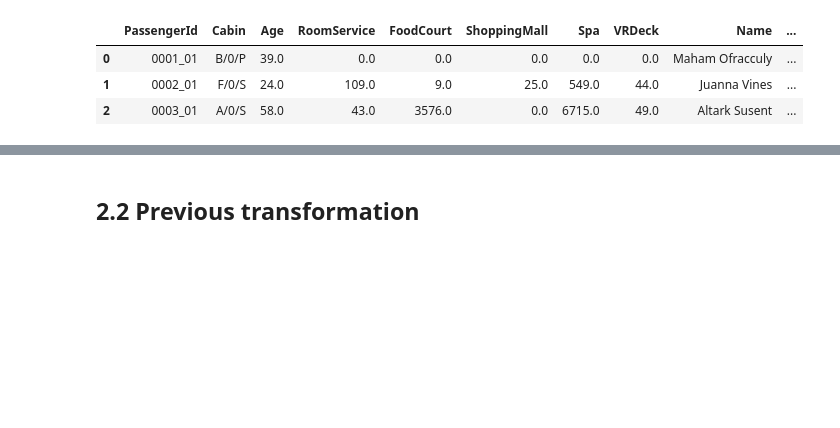
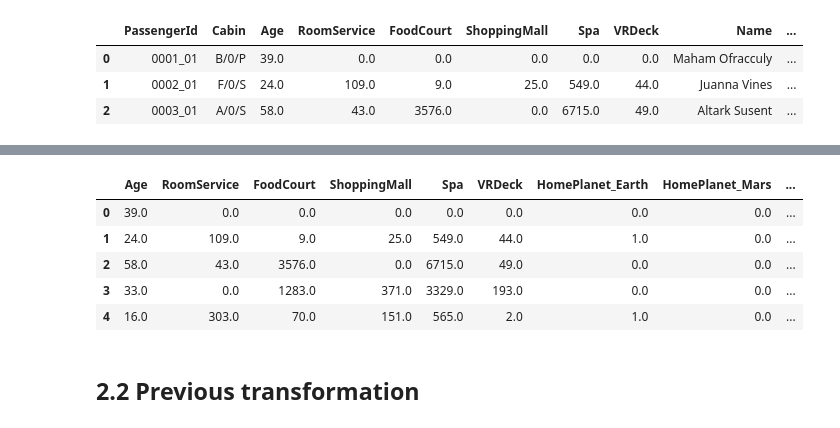
Before and after one commit to JMViJi/Spaceship-Titanic-Kaggle-Competition, a Jupyter notebook: spaceship-titanic.ipynb, the cells around one changed output, grey strips where cells are left out. Saved outputs shown, nothing was run; the diff lists cells and outputs as text; code cells hidden in the pictures; blank space fills up the shorter version.

```diff
--- a/spaceship-titanic.ipynb
+++ b/spaceship-titanic.ipynb
@@ -168,4 +199,13 @@ Spa             0
 dtype: int64
+# %%
+X_train_REG.head()
+# %% [output]
+|  | Age | RoomService | FoodCourt | ShoppingMall | Spa | VRDeck | HomePlanet_Earth | HomePlanet_Mars | ... |
+| 0 | 39.0 | 0.0 | 0.0 | 0.0 | 0.0 | 0.0 | 0.0 | 0.0 | ... |
+| 1 | 24.0 | 109.0 | 9.0 | 25.0 | 549.0 | 44.0 | 1.0 | 0.0 | ... |
+| 2 | 58.0 | 43.0 | 3576.0 | 0.0 | 6715.0 | 49.0 | 0.0 | 0.0 | ... |
+| 3 | 33.0 | 0.0 | 1283.0 | 371.0 | 3329.0 | 193.0 | 0.0 | 0.0 | ... |
+| 4 | 16.0 | 303.0 | 70.0 | 151.0 | 565.0 | 2.0 | 1.0 | 0.0 | ... |
 # %% [markdown]
 ## 2.2 Previous transformation
 # %%
```
Also changed, not shown: parts of 2 cells of this notebook.
